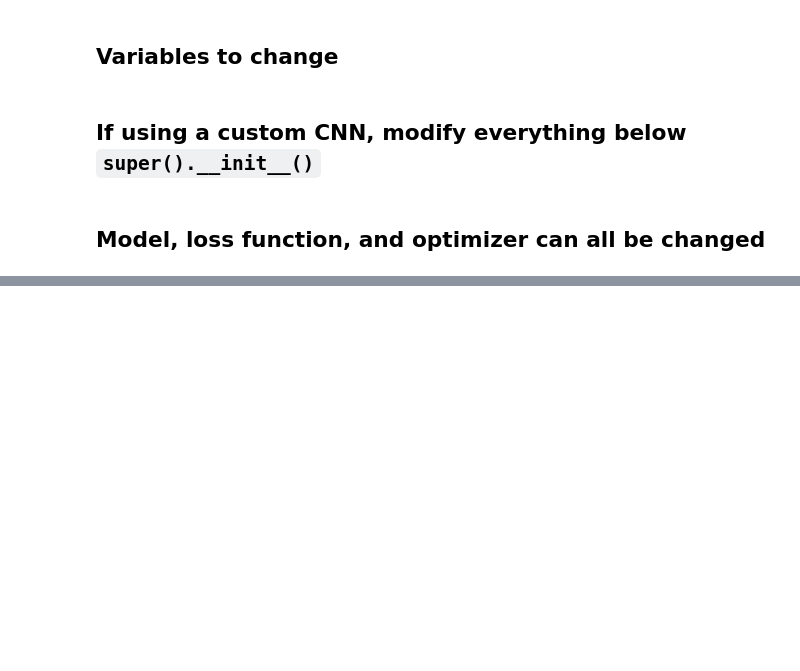
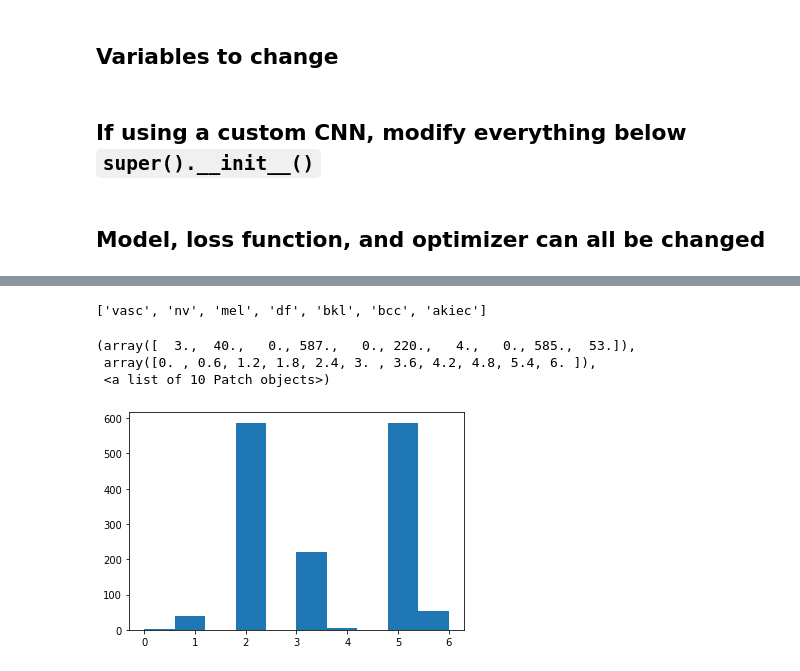
Before and after one commit to mrobinette70/TheoryofML-grp2, a Jupyter notebook: train.ipynb, the cells around one changed output, grey strips where cells are left out. Saved outputs shown, nothing was run; the diff lists cells and outputs as text; code cells hidden in the pictures; blank space fills up the shorter version.

```diff
--- a/train.ipynb
+++ b/train.ipynb
@@ -241,0 +306,40 @@ Finished Training
+# %%
+# # HPs
+# batch_sizes = [16, 32]
+# color_jitters = [0.0, 0.05, 0.1]
+# rotations = [90, 360]
+# lrs = [0.0001, 0.001]
+# prob_flips = [0.0, 0.5]
+# f1s = []
+full_train = True
+color_jitter = 0.1
+prob_flip = 0.5
+# epochs = 3
+# i = 0
+# for batch_size in batch_sizes:
+#   for color_jitter in color_jitters:
+#     for rotation in rotations:
+#       for lr in lrs:
+#         for prob_flip in prob_flips:
+trainloader, valloader, train_dataset, val_dataset = get_data_loaders(model_input_size, rotation, color_jitter, prob_flip,
+                                                                      balance_classes, pretrain, batch_size, path)
+# choose a loss function
+if class_weighted_loss:
+  criterion = nn.CrossEntropyLoss(weight=class_weights).to(device)
+else:
+  criterion = nn.CrossEntropyLoss().to(device)
+
+# choose an optimizer
+optimizer = optim.Adam(net.parameters(), lr=lr)
+scheduler = optim.lr_scheduler.ExponentialLR(optimizer, gamma)
+train_loss, val_loss = train(net, criterion, optimizer, scheduler, trainloader, valloader, classes, path, device,
+                                  train_dataset, val_dataset, epochs, full_train)
+#           details = {'batch_size': batch_size, 'color_jitter': color_jitter, 'rotation': rotation, 'lr': lr, 'prob_flip': prob_flip}
+#           f1s.append({'model': i, 'params': details, 'f1_macro': f1})
+#           print('grid ' + str(i) + ' of 53')
+#           i += 1
+# f1s_list = [i['f1_macro'] for i in f1s]
+# top_3_f1s = sorted(range(len(f1s_list)), key=lambda i: f1s_list[i])[-3:]
+# with open(path + 'models/models.txt', 'w') as convert_file:
+#     for i in top_3_f1s:
+#         convert_file.write(json.dumps(f1s[i]))
@@ -275,0 +507,11 @@ FileNotFoundError: ignored
+# %%
+list(reversed(list(classes)))
+# %% [output]
+['vasc', 'nv', 'mel', 'df', 'bkl', 'bcc', 'akiec']
+# %%
+plt.hist(preds)
+# %% [output]
+(array([  3.,  40.,   0., 587.,   0., 220.,   4.,   0., 585.,  53.]),
+ array([0. , 0.6, 1.2, 1.8, 2.4, 3. , 3.6, 4.2, 4.8, 5.4, 6. ]),
+ <a list of 10 Patch objects>)
+[figure, added]
```
Also changed, not shown: parts of 23 cells of this notebook.
